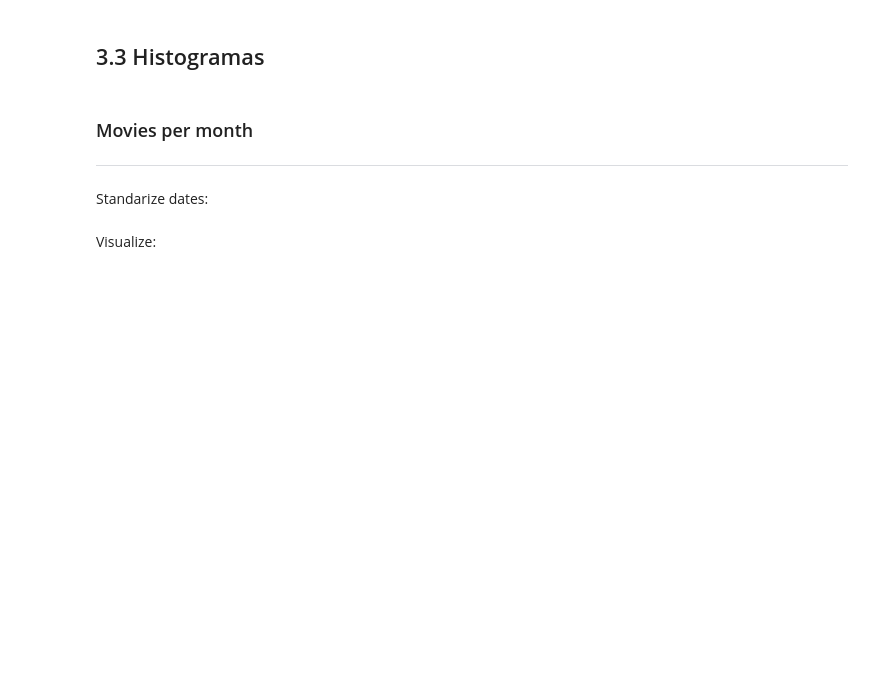
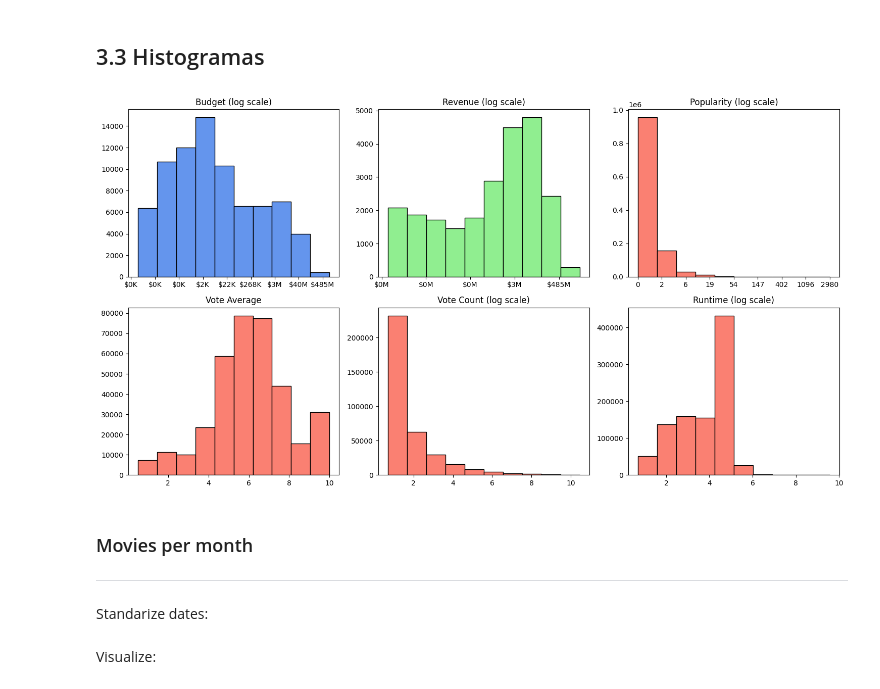
Before and after one commit to natonnelier/tmdb_movies_data_analysis, a Jupyter notebook: EDA_movies.ipynb, the cells around one changed output. Drawn from its saved outputs; the diff is of its cells as text; code cells hidden in the pictures; blank space fills up the shorter version.

```diff
--- a/EDA_movies.ipynb
+++ b/EDA_movies.ipynb
@@ -93,2 +157,9 @@ movies[columns].describe()
+# %%
+budget_valid = movies['budget'][movies['budget'] > 0]
+revenue_valid = movies['revenue'][movies['revenue'] != 0] # movie can also lose money
+popularity_valid = movies['popularity'][movies['popularity'] > 0]
+vote_count_valid = movies['vote_count'][movies['vote_count'] > 0]
+vote_average_valid = movies['vote_average'][movies['vote_average'] > 0]
+runtime_valid = movies['runtime'][movies['runtime'] > 0]
 # %% [markdown]
 #### Max/Mins
@@ -187,3 +229,49 @@ plt.show()
+# %%
+fig, ax = plt.subplots(2, 3, figsize=(15, 8))
+
+# --- Budget ---
+ax[0,0].hist(np.log1p(budget_valid), bins=10, color='cornflowerblue', edgecolor='black')
+ax[0,0].set_title('Budget (log scale)')
+
+# Nice original-scale tick labels
+def log1p_inverse(y):
+    return np.expm1(y)
+
+ax[0,0].xaxis.set_major_formatter(ticker.FuncFormatter(
+    lambda y, pos: f"${log1p_inverse(y)/1e6:.0f}M" if y >= 13 else f"${log1p_inverse(y)/1e3:.0f}K"
+))
+
+# --- Revenue ---
+# valid_revenue = movies['revenue'][movies['revenue'] > 0]  # also drop negative
+ax[0,1].hist(np.log1p(revenue_valid), bins=10, color='lightgreen', edgecolor='black')
+ax[0,1].set_title('Revenue (log scale)')
+ax[0,1].xaxis.set_major_formatter(ticker.FuncFormatter(
+    lambda y, pos: f"${log1p_inverse(y)/1e6:.0f}M"
+))
+
+# --- Popularity ---
+ax[0,2].hist(np.log1p(popularity_valid), bins=10, color='salmon', edgecolor='black')
+ax[0,2].set_title('Popularity (log scale)')
+ax[0,2].xaxis.set_major_formatter(ticker.FuncFormatter(
+    lambda y, pos: f"{log1p_inverse(y):.0f}"
+))
+
+# --- Vote Average ---
+ax[1,0].hist(vote_average_valid, bins=10, color='salmon', edgecolor='black')
+ax[1,0].set_title('Vote Average')
+
+# --- Vote Count ---
+ax[1,1].hist(np.log1p(vote_count_valid), bins=10, color='salmon', edgecolor='black')
+ax[1,1].set_title('Vote Count (log scale)')
+
+# --- Rubntime ---
+ax[1,2].hist(np.log1p(runtime_valid), bins=10, color='salmon', edgecolor='black')
+ax[1,2].set_title('Runtime (log scale)')
+
+plt.tight_layout()
+plt.show()
+# %% [output]
+[figure, added]
 # %% [markdown]
 ### Movies per month
 <hr style="border:1px solid gray">
```
Also changed, not shown: parts of 43 cells of this notebook, 1 other file.
